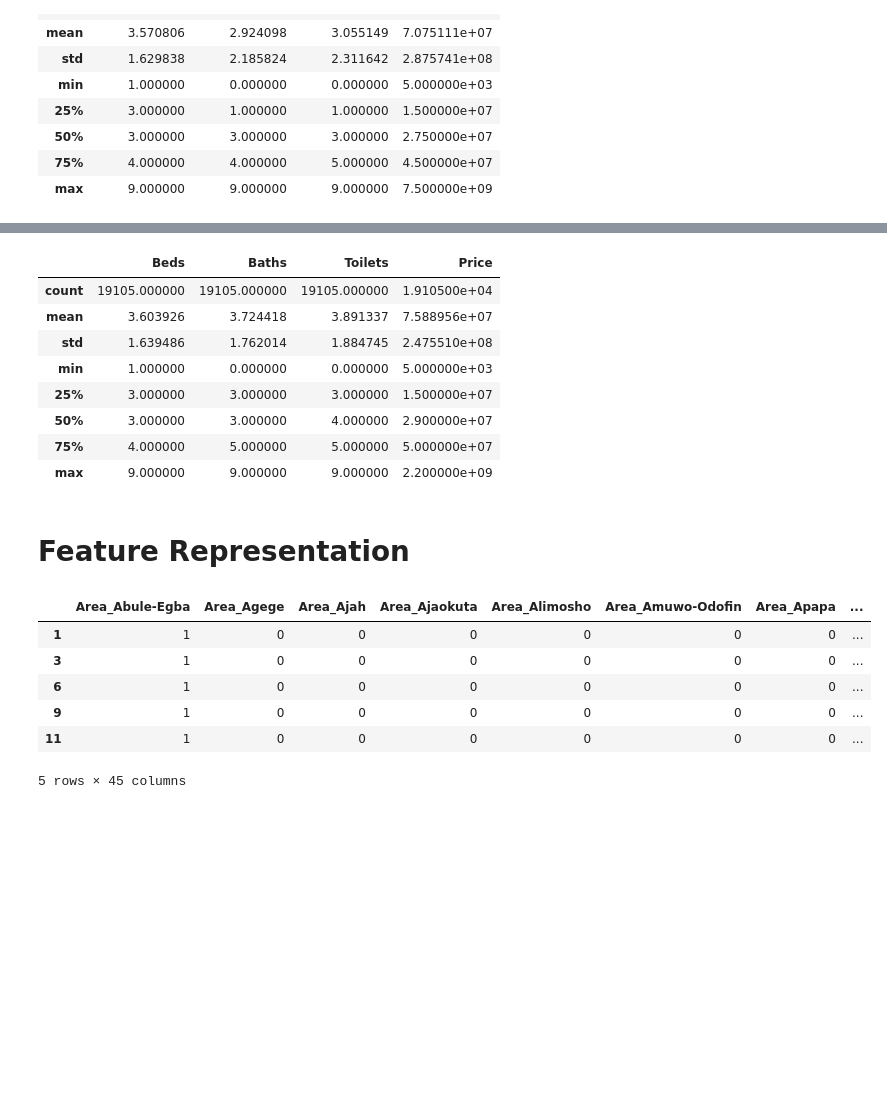
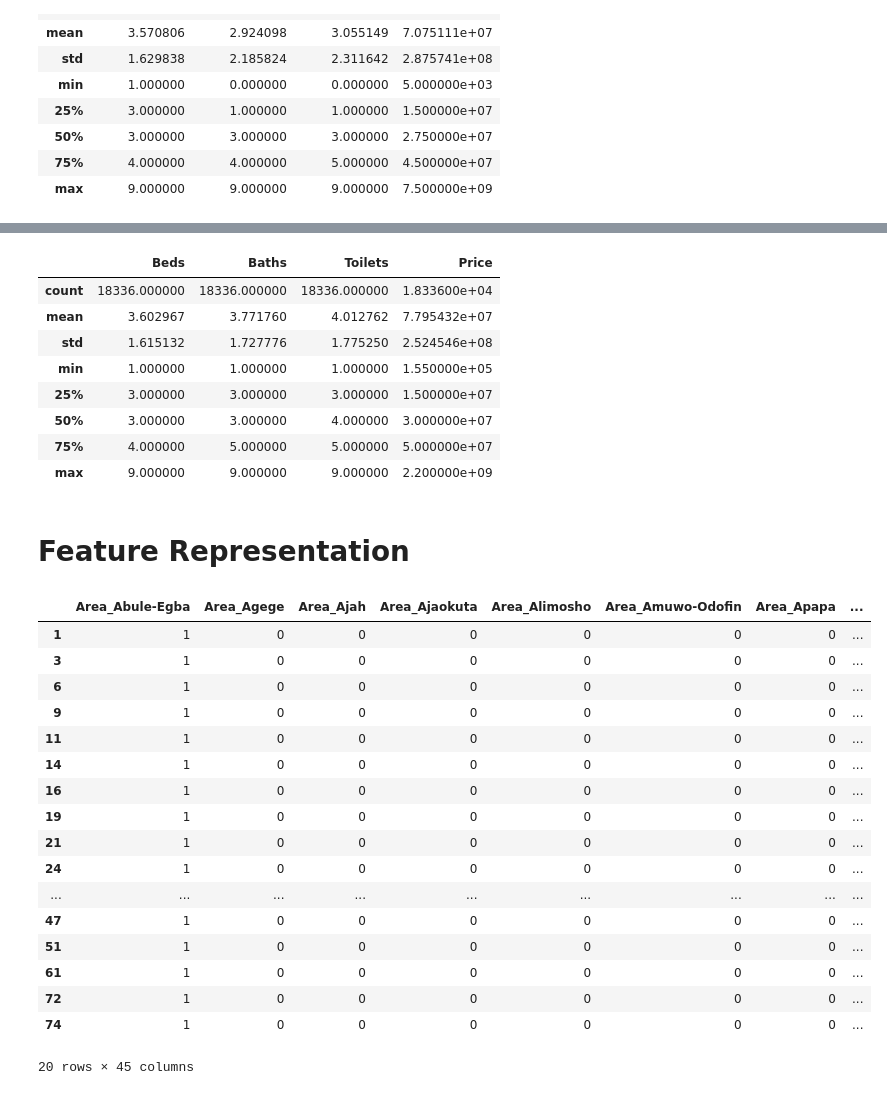
Before and after one commit to kantologist/fullstack-ml-app, a Jupyter notebook: Data Cleaning/clean.ipynb, the cells around one changed output, grey strips where cells are left out. Drawn from its saved outputs; the diff is of its cells as text; code cells hidden in the pictures; blank space fills up the shorter version.

```diff
--- a/Data Cleaning/clean.ipynb
+++ b/Data Cleaning/clean.ipynb
@@ -75,8 +97,8 @@ house.describe()
 | 75% | 4.000000 | 4.000000 | 5.000000 | 4.500000e+07 |
 | max | 9.000000 | 9.000000 | 9.000000 | 7.500000e+09 |
 # %%
-house = house[(house["Baths"] != 0) | (house["Toilets"] != 0)]
-house.head()
+house = house[(house["Baths"] != 0) & (house["Toilets"] != 0)]
+house.head(20)
 # %% [output]
 |  | Area | Beds | Baths | Toilets | Price |
 | 1 | Abule-Egba | 3 | 4 | 4 | 28000000.0 |
@@ -88,12 +121,12 @@ house.head()
 house.describe()
 # %% [output]
 |  | Beds | Baths | Toilets | Price |
-| count | 19105.000000 | 19105.000000 | 19105.000000 | 1.910500e+04 |
-| mean | 3.603926 | 3.724418 | 3.891337 | 7.588956e+07 |
-| std | 1.639486 | 1.762014 | 1.884745 | 2.475510e+08 |
-| min | 1.000000 | 0.000000 | 0.000000 | 5.000000e+03 |
+| count | 18336.000000 | 18336.000000 | 18336.000000 | 1.833600e+04 |
+| mean | 3.602967 | 3.771760 | 4.012762 | 7.795432e+07 |
+| std | 1.615132 | 1.727776 | 1.775250 | 2.524546e+08 |
+| min | 1.000000 | 1.000000 | 1.000000 | 1.550000e+05 |
 | 25% | 3.000000 | 3.000000 | 3.000000 | 1.500000e+07 |
-| 50% | 3.000000 | 3.000000 | 4.000000 | 2.900000e+07 |
+| 50% | 3.000000 | 3.000000 | 4.000000 | 3.000000e+07 |
 | 75% | 4.000000 | 5.000000 | 5.000000 | 5.000000e+07 |
 | max | 9.000000 | 9.000000 | 9.000000 | 2.200000e+09 |
 # %% [markdown]
@@ -101,16 +134,27 @@ house.describe()
 # %%
 dummies = pd.get_dummies(house["Area"], prefix="Area")
 dummies.head()
 house.drop(columns=["Area"], inplace=True)
 new_house = pd.concat([dummies, house], axis=1)
-new_house.head()
+new_house.head(20)
 # %% [output]
 |  | Area_Abule-Egba | Area_Agege | Area_Ajah | Area_Ajaokuta | Area_Alimosho | Area_Amuwo-Odofin | Area_Apapa | ... |
 | 1 | 1 | 0 | 0 | 0 | 0 | 0 | 0 | ... |
 | 3 | 1 | 0 | 0 | 0 | 0 | 0 | 0 | ... |
 | 6 | 1 | 0 | 0 | 0 | 0 | 0 | 0 | ... |
 | 9 | 1 | 0 | 0 | 0 | 0 | 0 | 0 | ... |
 | 11 | 1 | 0 | 0 | 0 | 0 | 0 | 0 | ... |
+| 14 | 1 | 0 | 0 | 0 | 0 | 0 | 0 | ... |
+| 16 | 1 | 0 | 0 | 0 | 0 | 0 | 0 | ... |
+| 19 | 1 | 0 | 0 | 0 | 0 | 0 | 0 | ... |
+| 21 | 1 | 0 | 0 | 0 | 0 | 0 | 0 | ... |
+| 24 | 1 | 0 | 0 | 0 | 0 | 0 | 0 | ... |
+| ... | ... | ... | ... | ... | ... | ... | ... | ... |
+| 47 | 1 | 0 | 0 | 0 | 0 | 0 | 0 | ... |
+| 51 | 1 | 0 | 0 | 0 | 0 | 0 | 0 | ... |
+| 61 | 1 | 0 | 0 | 0 | 0 | 0 | 0 | ... |
+| 72 | 1 | 0 | 0 | 0 | 0 | 0 | 0 | ... |
+| 74 | 1 | 0 | 0 | 0 | 0 | 0 | 0 | ... |
-5 rows × 45 columns
+20 rows × 45 columns
 # %%
 new_house.dtypes
```
Also changed, not shown: parts of 5 cells of this notebook, 2 other files.
